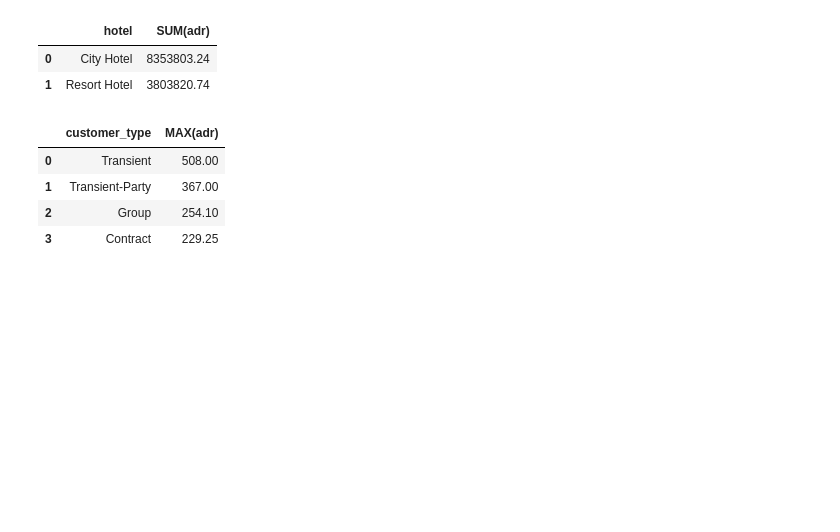
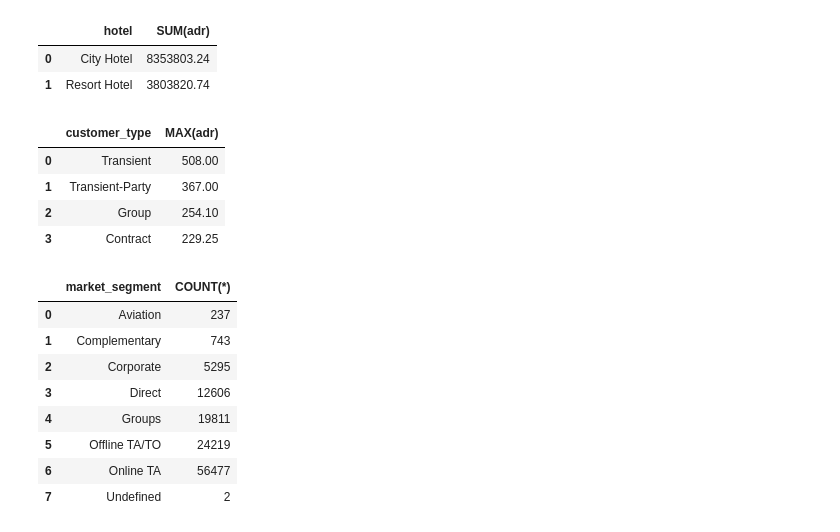
Before and after one commit to TanzeerCR7/stayiq-hotel-analytics, a Jupyter notebook: notebooks/exploration/01_first_look.ipynb, the cells around one changed output. Cells and saved outputs as stored; diff of their text form; code cells hidden in the pictures; blank space fills up the shorter version.

Commit message:
Full SQL refresh: SELECT, WHERE, AND, ORDER BY, GROUP BY practice

```diff
--- a/notebooks/exploration/01_first_look.ipynb
+++ b/notebooks/exploration/01_first_look.ipynb
@@ -399,3 +399,21 @@ result
 | 1 | Transient-Party | 367.00 |
 | 2 | Group | 254.10 |
 | 3 | Contract | 229.25 |
+# %%
+query = """
+SELECT market_segment, COUNT(*)
+FROM bookings
+GROUP BY market_segment;
+"""
+result = pd.read_sql_query(query, conn)
+result
+# %% [output]
+|  | market_segment | COUNT(*) |
+| 0 | Aviation | 237 |
+| 1 | Complementary | 743 |
+| 2 | Corporate | 5295 |
+| 3 | Direct | 12606 |
+| 4 | Groups | 19811 |
+| 5 | Offline TA/TO | 24219 |
+| 6 | Online TA | 56477 |
+| 7 | Undefined | 2 |
```
Also changed, not shown: parts of 4 cells of this notebook.
